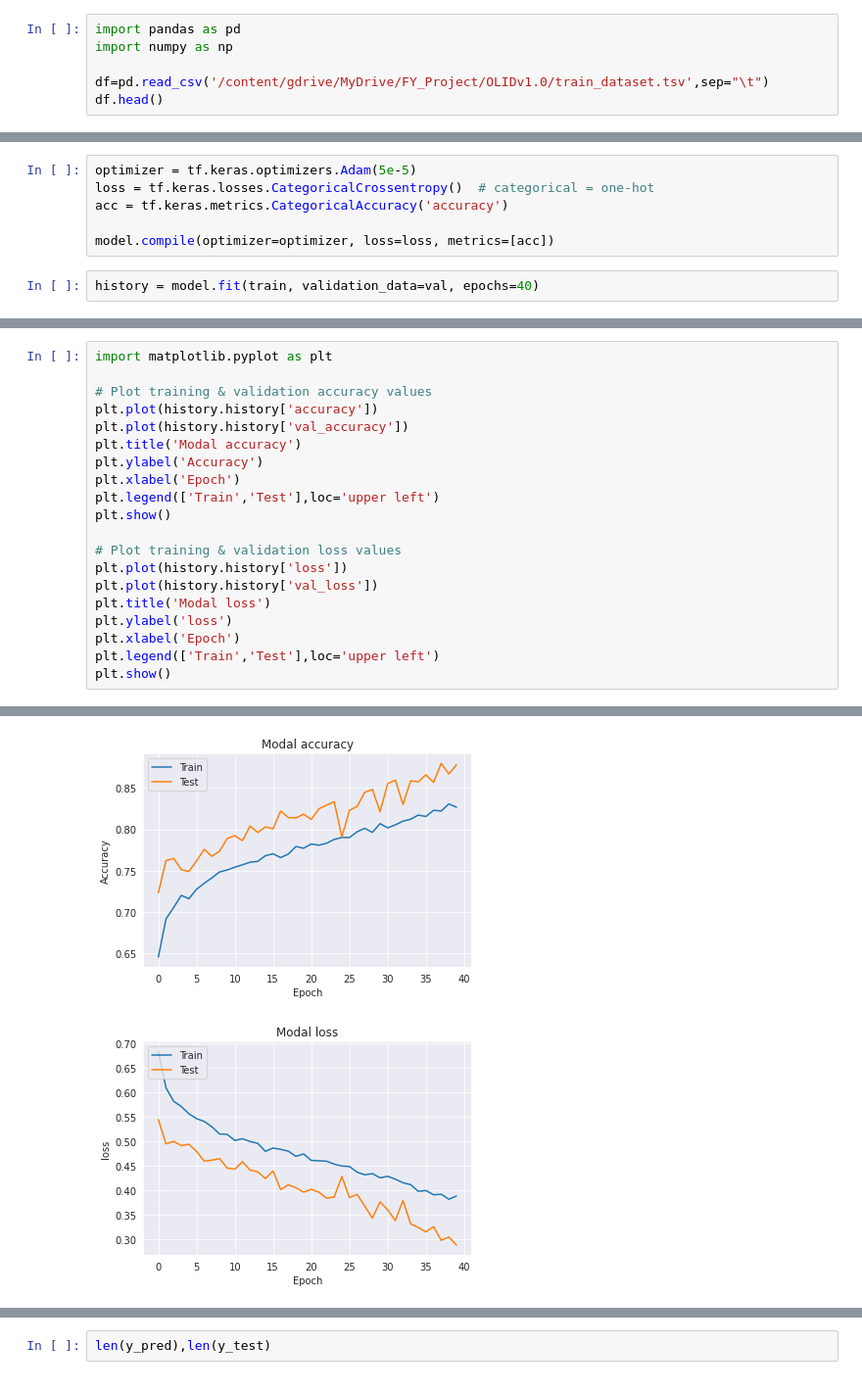
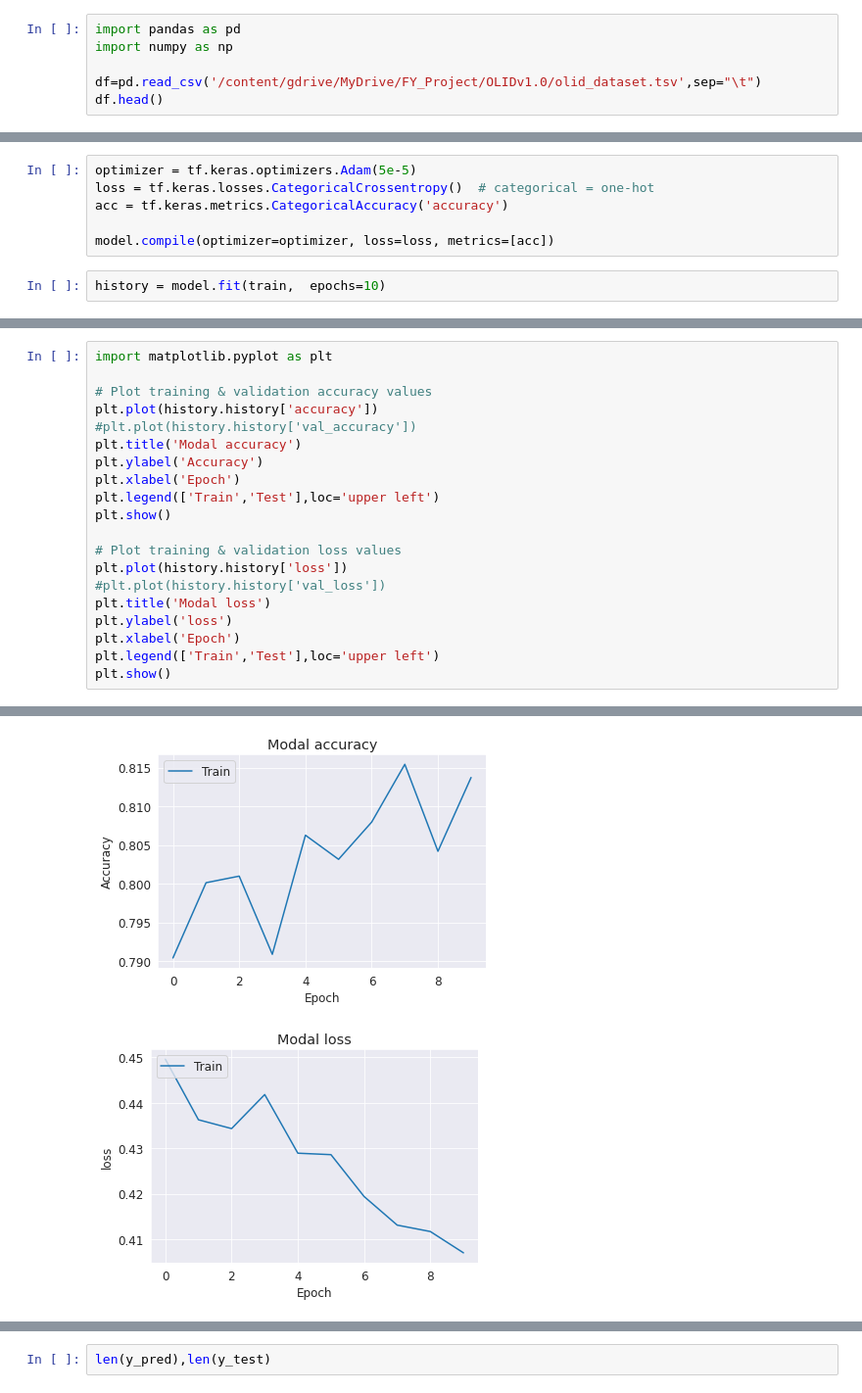
Before and after one commit to dpak-maurya/fyproject-2021, a Jupyter notebook: BERT based classification level_1.ipynb, the cells around one changed output, grey strips where cells are left out. Shown: that part at 98% size. Cells and saved outputs as stored; diff of their text form.

```diff
--- a/BERT based classification level_1.ipynb
+++ b/BERT based classification level_1.ipynb
@@ -43,7 +43,7 @@ Mounted at /content/gdrive
 import pandas as pd
 import numpy as np
 
-df=pd.read_csv('/content/gdrive/MyDrive/FY_Project/OLIDv1.0/train_dataset.tsv',sep="\t")
+df=pd.read_csv('/content/gdrive/MyDrive/FY_Project/OLIDv1.0/olid_dataset.tsv',sep="\t")
 df.head()
 # %% [output]
 |  | id | tweet | subtask_a | subtask_b | subtask_c |
@@ -355,5 +355,5 @@ acc = tf.keras.metrics.CategoricalAccuracy('accuracy')
 
 model.compile(optimizer=optimizer, loss=loss, metrics=[acc])
 # %%
-history = model.fit(train, validation_data=val, epochs=40)
+history = model.fit(train,  epochs=10)
 # %% [output]
@@ -383,7 +394,7 @@ import matplotlib.pyplot as plt
 
 # Plot training & validation accuracy values
 plt.plot(history.history['accuracy'])
-plt.plot(history.history['val_accuracy'])
+#plt.plot(history.history['val_accuracy'])
 plt.title('Modal accuracy')
 plt.ylabel('Accuracy')
 plt.xlabel('Epoch')
@@ -392,7 +403,7 @@ plt.show()
 
 # Plot training & validation loss values
 plt.plot(history.history['loss'])
-plt.plot(history.history['val_loss'])
+#plt.plot(history.history['val_loss'])
 plt.title('Modal loss')
 plt.ylabel('loss')
 plt.xlabel('Epoch')
@@ -402,5 +414,5 @@ plt.show()
-[figure, old version]
+[figure, new version]
-[figure, old version]
+[figure, new version]
 # %%
 y_pred=[]
 y_test=[]
```
Also changed, not shown: parts of 12 cells of this notebook, 12 other files.
